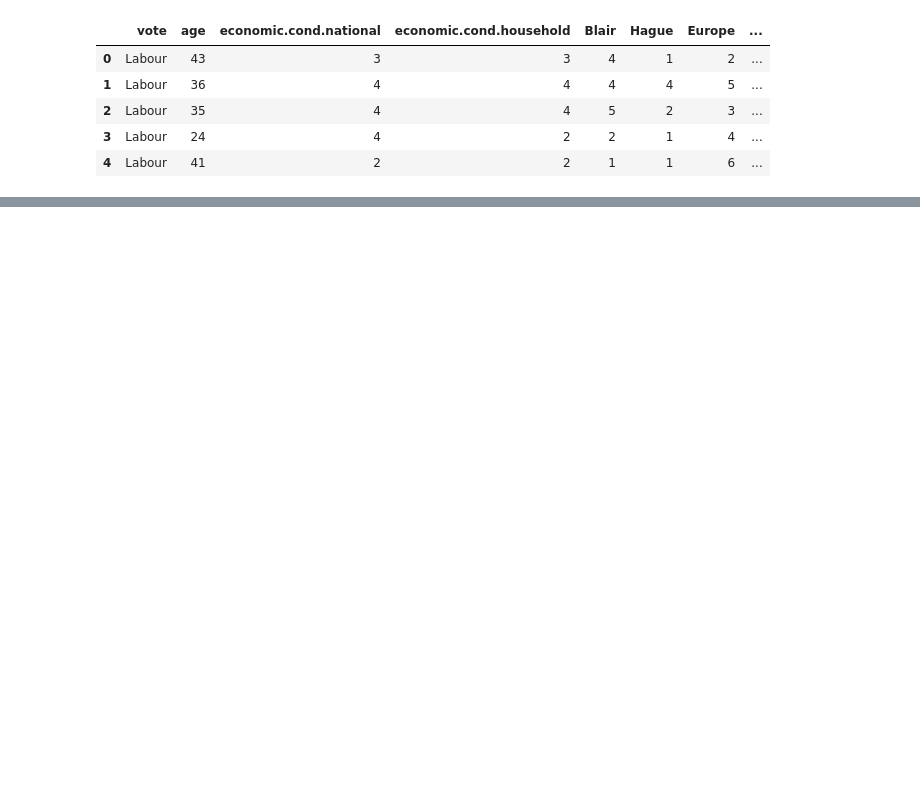
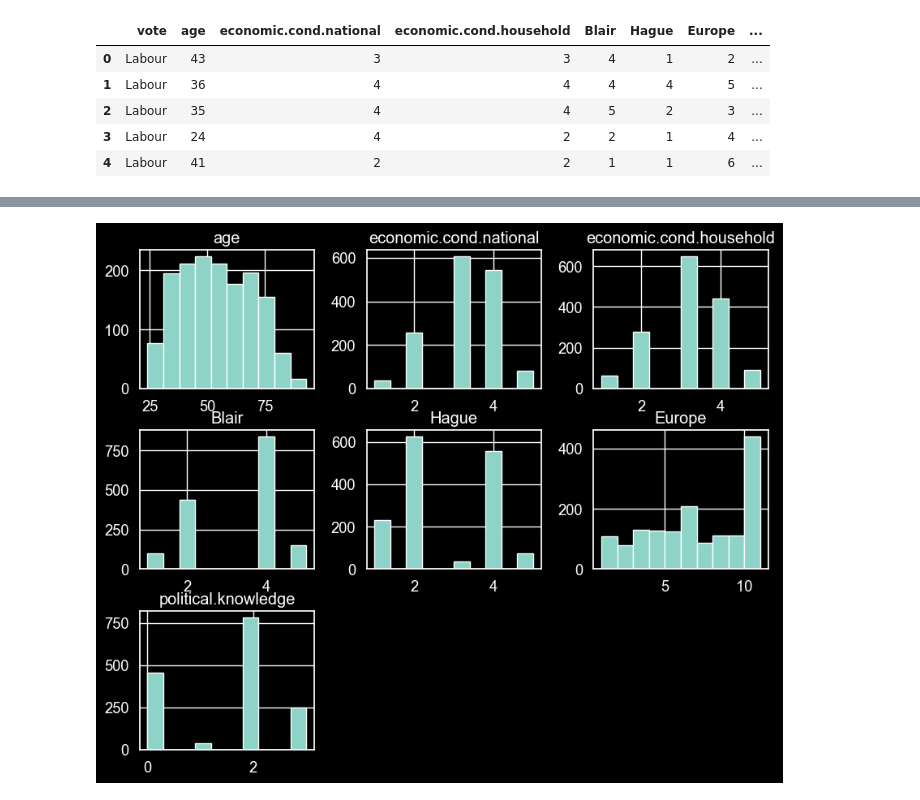
Before and after one commit to Shoyeb45/ElectionVotingPrediction, a Jupyter notebook: model.ipynb, the cells around one changed output, grey strips where cells are left out. Drawn from its saved outputs; the diff is of its cells as text; code cells hidden in the pictures; blank space fills up the shorter version.

```diff
--- a/model.ipynb
+++ b/model.ipynb
@@ -142,0 +179,5 @@ df.describe()   # Summary statistics for numerical data
+# %%
+df.hist(figsize=(10, 8))  # Histogram for all numerical columns
+plt.show()
+# %% [output]
+[figure, added]
```
Also changed, not shown: parts of 44 cells of this notebook.
